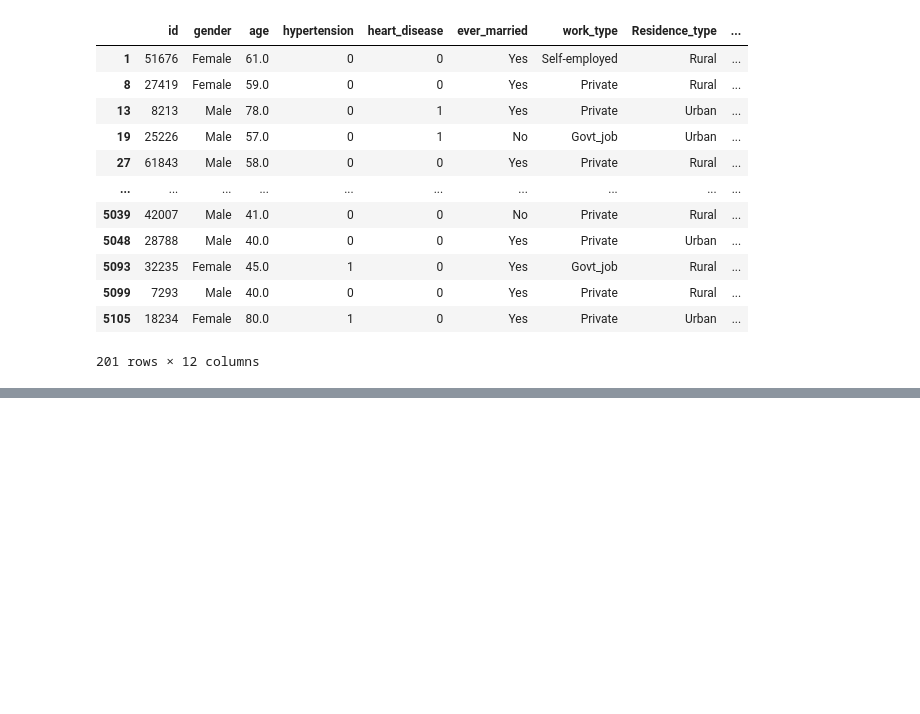
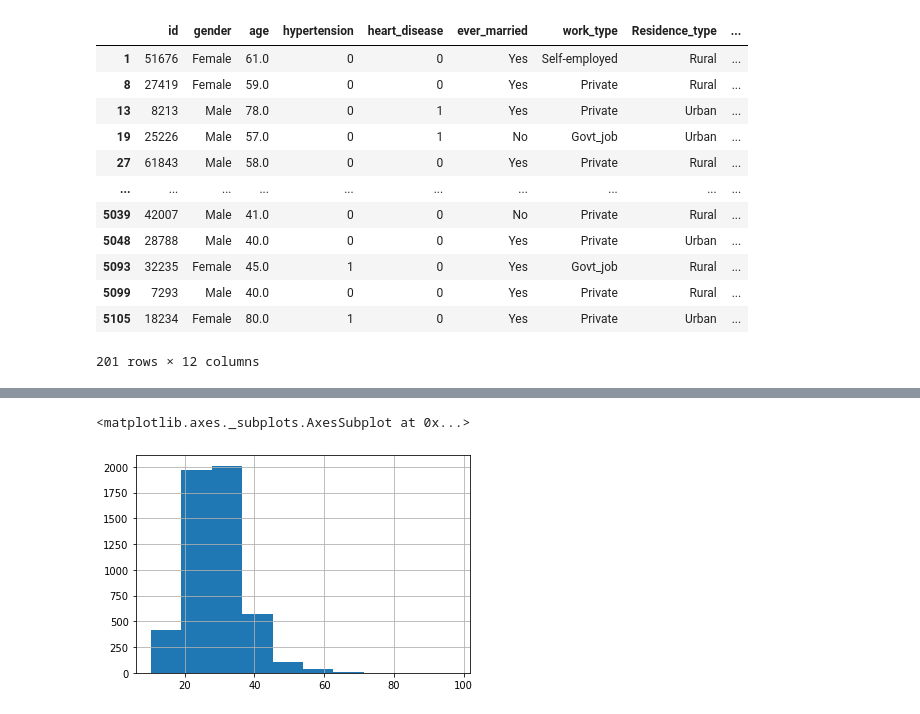
Before and after one commit to mraihanfs/strokePrediction, a Jupyter notebook: Capstone Project .ipynb, the cells around one changed output, grey strips where cells are left out. Drawn from its saved outputs; the diff is of its cells as text; code cells hidden in the pictures; blank space fills up the shorter version.

```diff
--- a/Capstone Project .ipynb
+++ b/Capstone Project .ipynb
@@ -158,0 +230,5 @@ df[df.isna().any(axis=1)]
+# %%
+df_med['bmi'].hist()
+# %% [output]
+<matplotlib.axes._subplots.AxesSubplot at 0x...>
+[figure, added]
```
Also changed, not shown: parts of 42 cells of this notebook.
